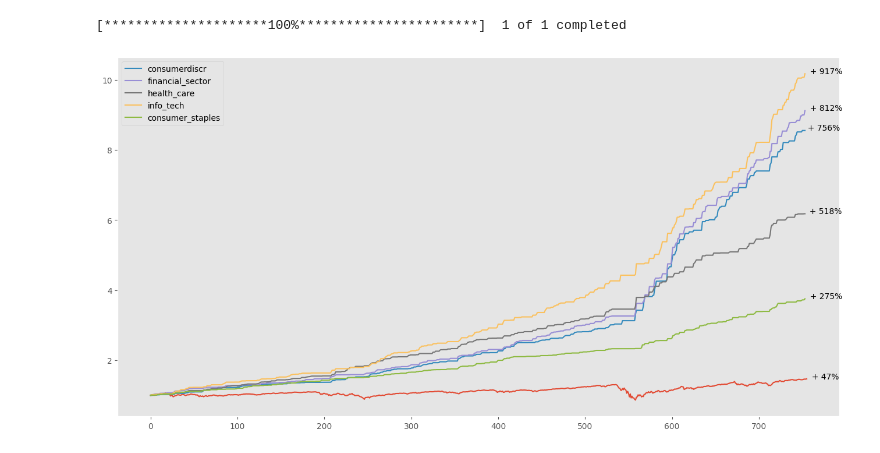
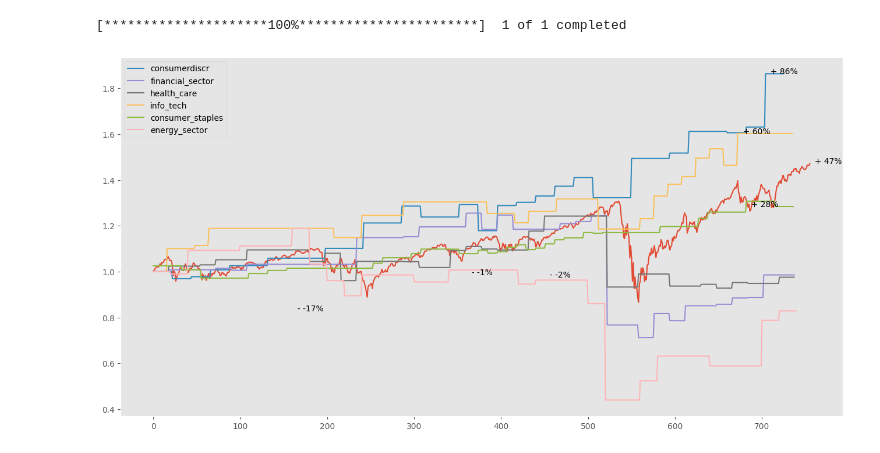
Before and after one commit to SalomoneCro/DMD-Implementation, a Jupyter notebook: DefinitivoAlgoritmo_DMD.ipynb, the cells around one changed output. Cells and saved outputs as stored; diff of their text form; code cells hidden in the pictures.

```diff
--- a/DefinitivoAlgoritmo_DMD.ipynb
+++ b/DefinitivoAlgoritmo_DMD.ipynb
@@ -135,7 +135,7 @@ def resultado(mf, mp, Precios):
 
             #Este if chequea que el t no este fuera de rango y si el algoritmo predijo que el precio va a subir
             # a la vez que el precio real efectivamente subio
-            if t < Precios.shape[1] and variacion_predecida > 0 and variacion_real > 0:
+            if t < Precios.shape[1] and variacion_predecida > 0:
 
                 #El algoritmo compra, por lo que nuestra cartera va a sufrir la variacion que tenga el mercado
                 estado = estado + estado * variacion_real
@@ -145,6 +145,7 @@ def resultado(mf, mp, Precios):
                 estados.append(estado)
 
     return(estados)
+
 estados = resultado(3, 10, Precios)
 print(len(estados))
 print(Precios.shape[1])
@@ -292,9 +312,10 @@ for i in range(x):
 # %%
-consumidor0 = resultado(1,1, Precios)   #Precios ya tiene la informacion de el ETF consumerdscr
-sector_financiero = resultado(1,1,financial_sector)
-salud = resultado(1,1,health_care)
-tech = resultado(1,1,info_tech)
-consumidor1 = resultado(1,1,consumer_staples)
+consumidor0 = resultado(22,11, Precios)   #Precios ya tiene la informacion de el ETF consumerdscr
+sector_financiero = resultado(18,13,financial_sector)
+salud = resultado(18,13,health_care)
+tech = resultado(16,13,info_tech)
+consumidor1 = resultado(11,9,consumer_staples)
+energia = resultado(20,13,energy_sector)
 # %%
 #En este codigo se obtiene la data del S&P
 
@@ -305,30 +326,32 @@ spy = yf.download('SPY',start_date,end_date)['Adj Close']
 spy = spy / spy[0]
 
 spy_np = spy.to_numpy()
+tech = resultado(1,1,info_tech, spy_np)
 # %% [output]
 [*********************100%***********************]  1 of 1 completed
 # %%
 #Se potlean todos los rendimientos juntos
 
 fig, ax = plt.subplots(figsize=(16,8))
 plt.style.use('ggplot')
 ax.plot(spy_np)
 ax.plot(consumidor0, label='consumerdiscr')
 ax.plot(sector_financiero, label='financial_sector')
 ax.plot(salud, label='health_care')
 ax.plot(tech, label='info_tech')
 ax.plot(consumidor1, label='consumer_staples')
-Indices = [spy, consumidor0, sector_financiero, salud, tech, consumidor1]
+ax.plot(energia, label='energy_sector')
+Indices = [spy, consumidor0, sector_financiero, salud, tech, consumidor1, energia]
 
 for i in Indices:
     v = i[-1] - 1
     if np.sign(v) < 0:
         s = f'  - {v:.0%}'
     else:
         s = f'  + {v:.0%}'
     ax.annotate(s, xy=(np.argmax(i), i[-1]), xytext=(0,0), textcoords='offset points', fontsize=10)
 ax.legend()
 ax.grid()
 plt.show()
 # %% [output]
-[figure, old version]
+[figure, new version]
```
Also changed, not shown: parts of 11 cells of this notebook.
